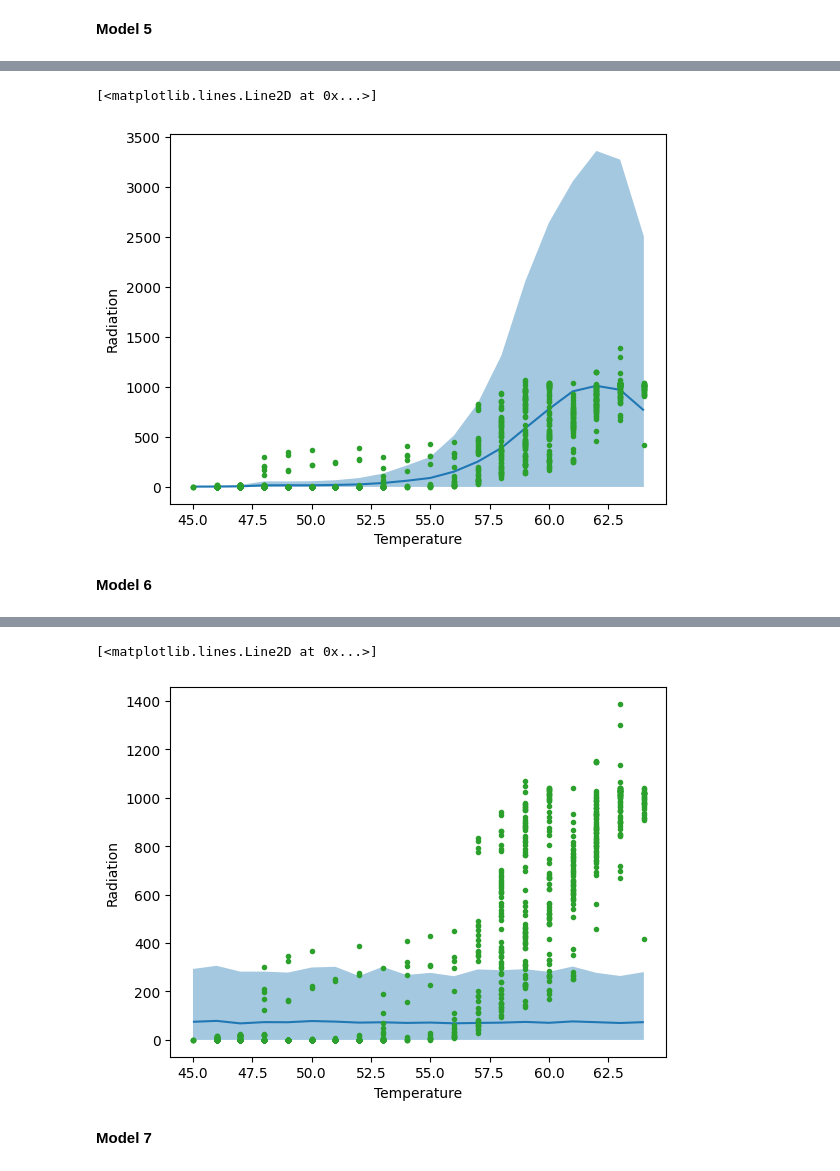
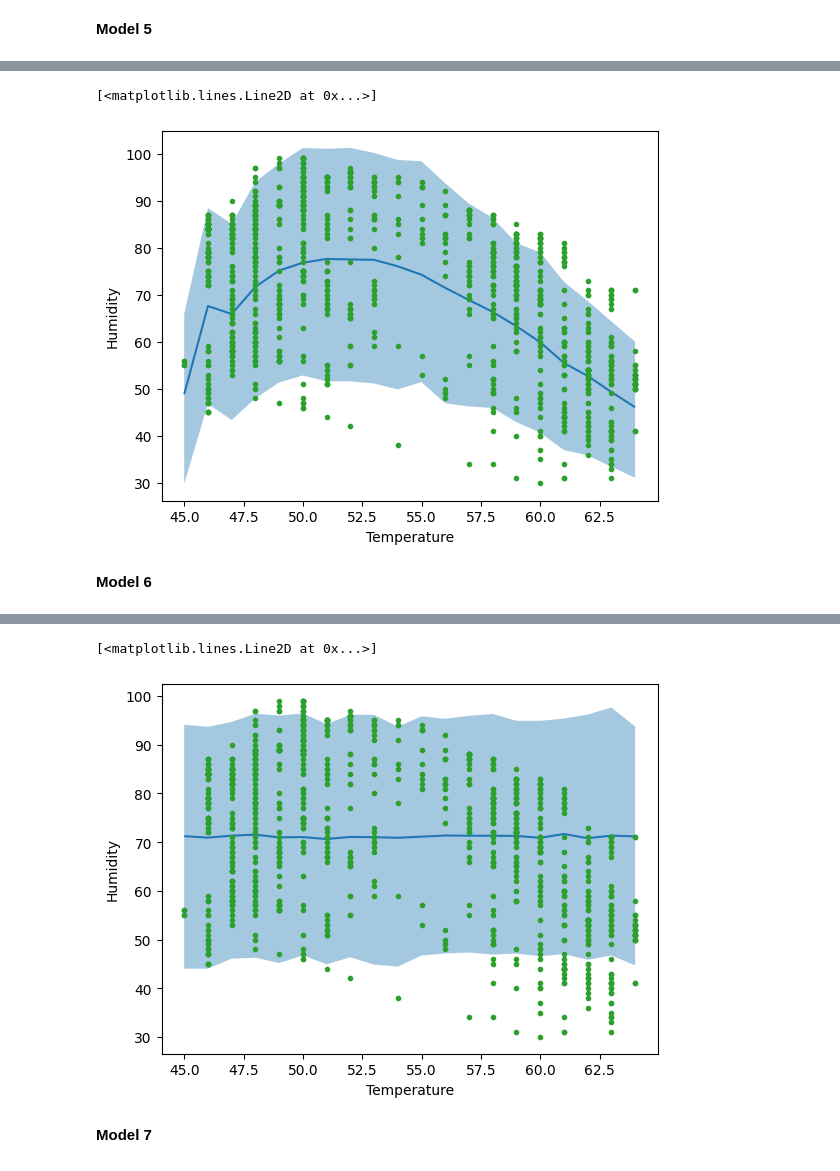
Before and after one commit to souchem23/data-science-coursework, a Jupyter notebook: Unit7/SoumikC_U7Proj_FINAL.ipynb, the cells around one changed output, grey strips where cells are left out. Saved outputs shown, nothing was run; the diff lists cells and outputs as text; code cells hidden in the pictures.

```diff
--- a/Unit7/SoumikC_U7Proj_FINAL.ipynb
+++ b/Unit7/SoumikC_U7Proj_FINAL.ipynb
@@ -223,10 +228,10 @@ idata_4 = bspline_4.fit(idata_kwargs={"log_likelihood": True})
 [interactive output not drawn]
 # %%
 bmb.interpret.plot_predictions(bspline_4, idata_4, "Temperature", pps=True)
-plt.plot(solarData.Temperature,solarData.Radiation, "C2.")
+plt.plot(solarData.Temperature,solarData.Humidity, "C2.")
 # %% [output]
 [<matplotlib.lines.Line2D at 0x...>]
-[figure, old version]
+[figure, new version]
 # %% [markdown]
 **Model 6**
 # %%
@@ -235,9 +240,9 @@ knots1 = np.linspace(knots_one[0], knots_one[1], num_knots+2)[1:-1]
 knots2 = np.linspace(knots_two[0], knots_two[1], num_knots+2)[1:-1]
 knots3 = np.linspace(knots_three[0], knots_three[1], num_knots+2)[1:-1]
 bspline_5 = bmb.Model(
-    "Radiation ~ bs(Pressure, knots=knots2) + bs(WindDirection, knots=knots3)",
+    "Humidity ~ bs(Radiation, knots=knots2) + bs(WindDirection, knots=knots3)",
     solarData,
-    family="negativebinomial"
+    family="weibull"
 )
 idata_5 = bspline_5.fit(idata_kwargs={"log_likelihood": True})
 # %% [output]
@@ -245,10 +250,10 @@ idata_5 = bspline_5.fit(idata_kwargs={"log_likelihood": True})
 [interactive output not drawn]
 # %%
 bmb.interpret.plot_predictions(bspline_5, idata_5, "Temperature", pps=True)
-plt.plot(solarData.Temperature,solarData.Radiation, "C2.")
+plt.plot(solarData.Temperature,solarData.Humidity, "C2.")
 # %% [output]
 [<matplotlib.lines.Line2D at 0x...>]
-[figure, old version]
+[figure, new version]
 # %% [markdown]
 **Model 7**
 # %%
```
Also changed, not shown: parts of 19 cells of this notebook.
